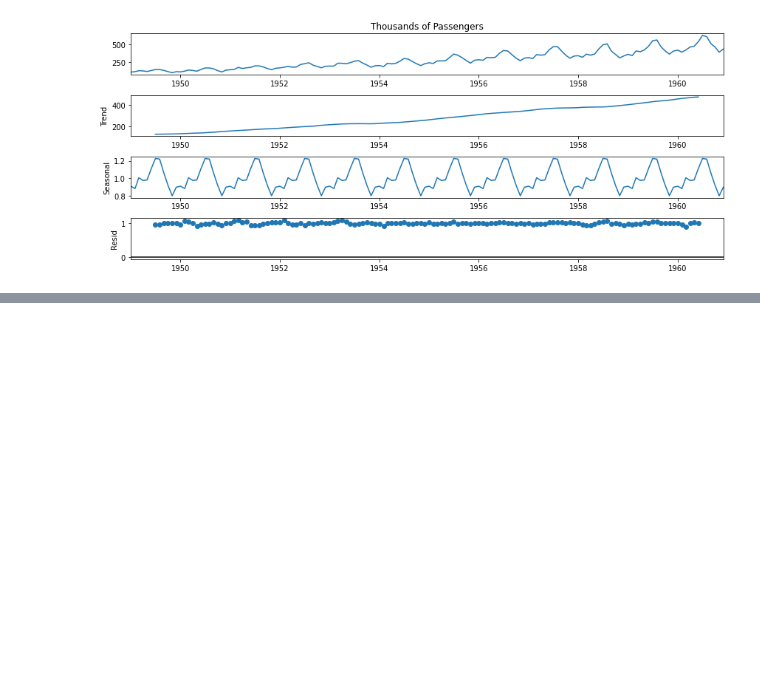
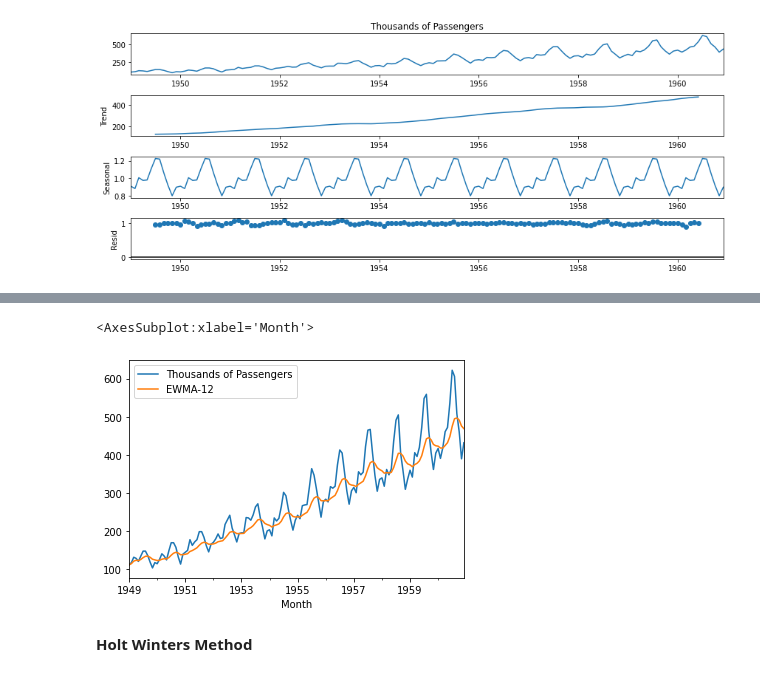
Before and after one commit to jafar-shodiq/jose-portilla-courses, a Jupyter notebook: time-series-data-analysis/time-series-with-statsmodel.ipynb, the cells around one changed output, grey strips where cells are left out. Cells and saved outputs as stored; diff of their text form; code cells hidden in the pictures; blank space fills up the shorter version.

Commit message:
checkpoint2-ewma

```diff
--- a/time-series-data-analysis/time-series-with-statsmodel.ipynb
+++ b/time-series-data-analysis/time-series-with-statsmodel.ipynb
@@ -94,0 +133,9 @@ result.plot();
+# %%
+df['EWMA-12'] = df['Thousands of Passengers'].ewm(span=12).mean()
+# %%
+df[['Thousands of Passengers', 'EWMA-12']].plot()
+# %% [output]
+<AxesSubplot:xlabel='Month'>
+[figure, added]
+# %% [markdown]
+**Holt Winters Method**
```
Also changed, not shown: parts of 7 cells of this notebook.
